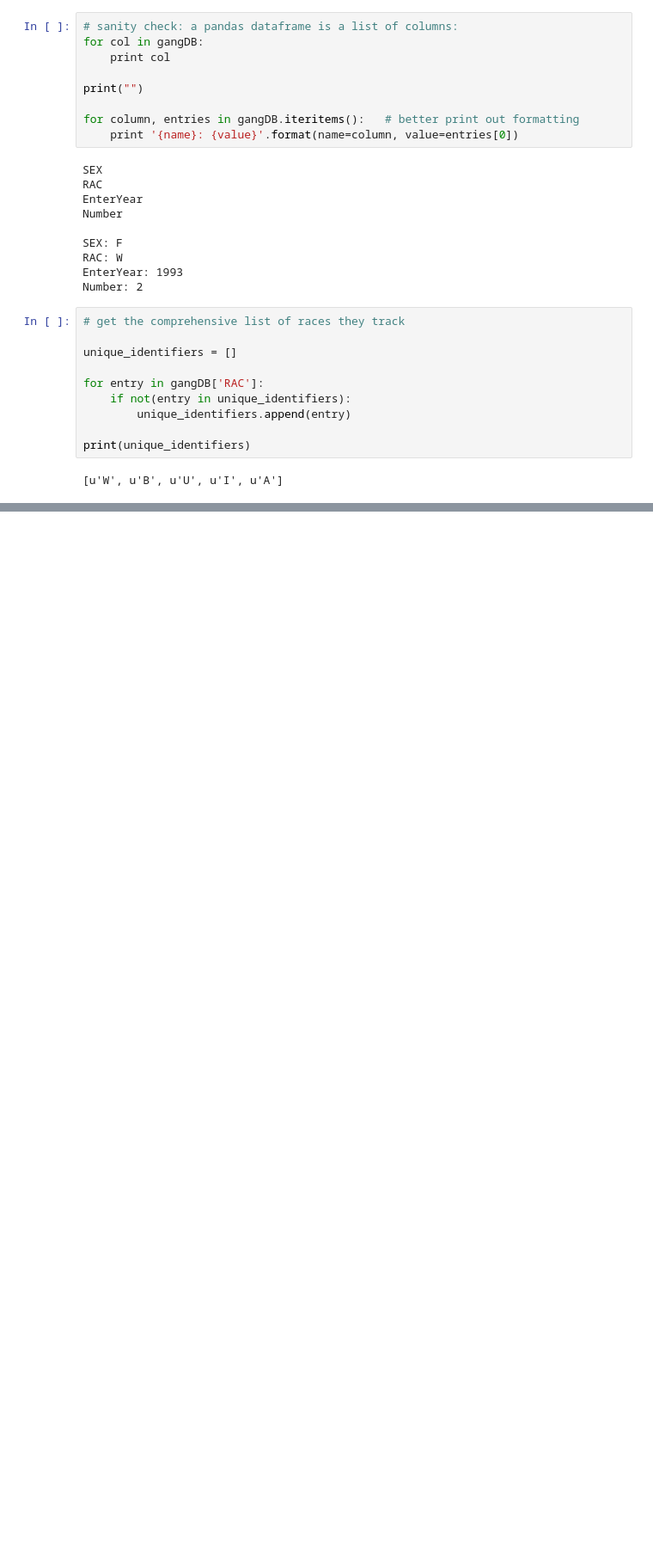
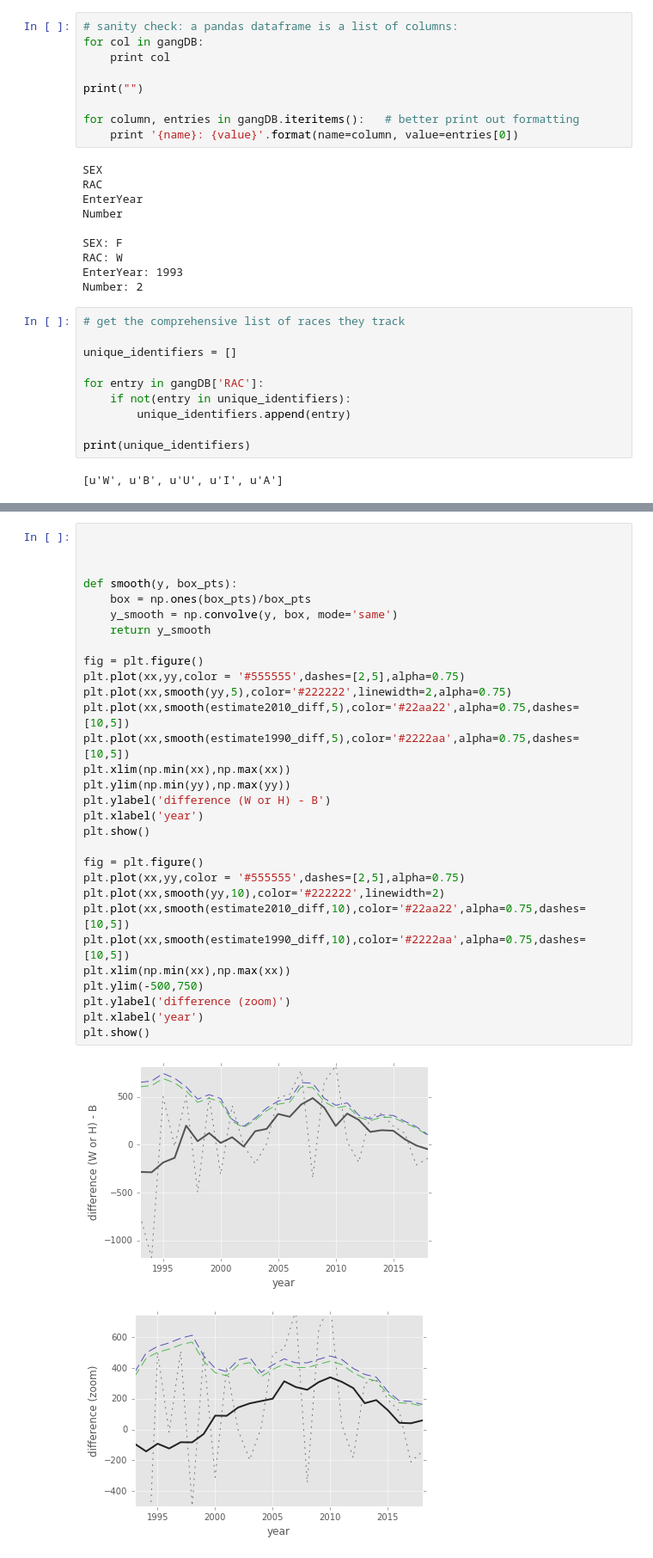
Before and after one commit to brendanchambers/chicago_gang_database, a Jupyter notebook: sandbox.ipynb, the cells around one changed output, grey strips where cells are left out. Shown: that part at 86% size. Cells and saved outputs as stored; diff of their text form; blank space fills up the shorter version.

```diff
--- a/sandbox.ipynb
+++ b/sandbox.ipynb
@@ -194,0 +219,33 @@ plt.show()
+# %%
+
+
+
+def smooth(y, box_pts):
+    box = np.ones(box_pts)/box_pts
+    y_smooth = np.convolve(y, box, mode='same')
+    return y_smooth
+
+fig = plt.figure()
+plt.plot(xx,yy,color = '#555555',dashes=[2,5],alpha=0.75)
+plt.plot(xx,smooth(yy,5),color='#222222',linewidth=2,alpha=0.75)
+plt.plot(xx,smooth(estimate2010_diff,5),color='#22aa22',alpha=0.75,dashes=[10,5])
+plt.plot(xx,smooth(estimate1990_diff,5),color='#2222aa',alpha=0.75,dashes=[10,5])
+plt.xlim(np.min(xx),np.max(xx))
+plt.ylim(np.min(yy),np.max(yy))
+plt.ylabel('difference (W or H) - B')
+plt.xlabel('year')
+plt.show()
+
+fig = plt.figure()
+plt.plot(xx,yy,color = '#555555',dashes=[2,5],alpha=0.75)
+plt.plot(xx,smooth(yy,10),color='#222222',linewidth=2)
+plt.plot(xx,smooth(estimate2010_diff,10),color='#22aa22',alpha=0.75,dashes=[10,5])
+plt.plot(xx,smooth(estimate1990_diff,10),color='#2222aa',alpha=0.75,dashes=[10,5])
+plt.xlim(np.min(xx),np.max(xx))
+plt.ylim(-500,750)
+plt.ylabel('difference (zoom)')
+plt.xlabel('year')
+plt.show()
+# %% [output]
+[figure, added]
+[figure, added]
```
Also changed, not shown: parts of 7 cells of this notebook, 1 other file.
